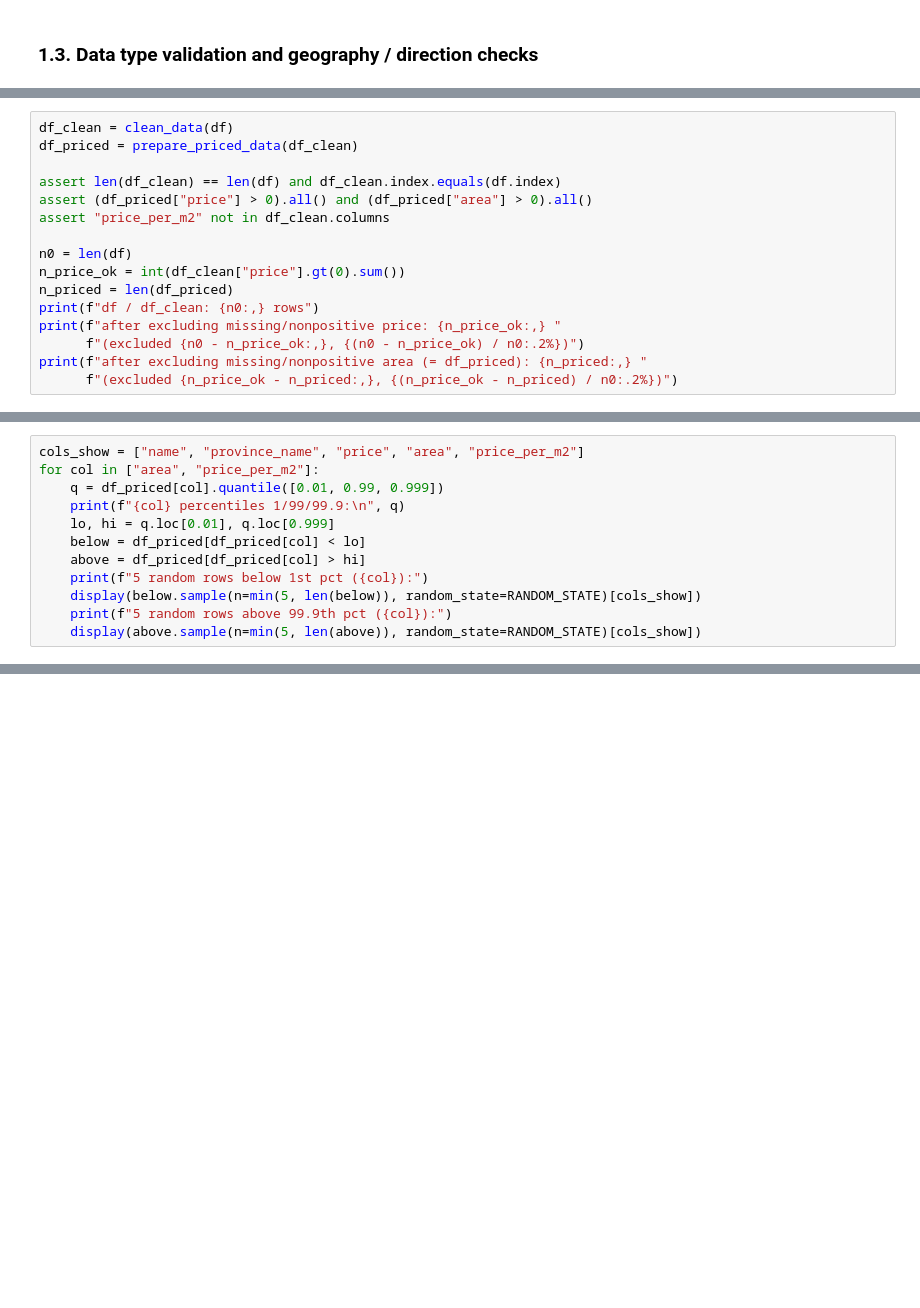
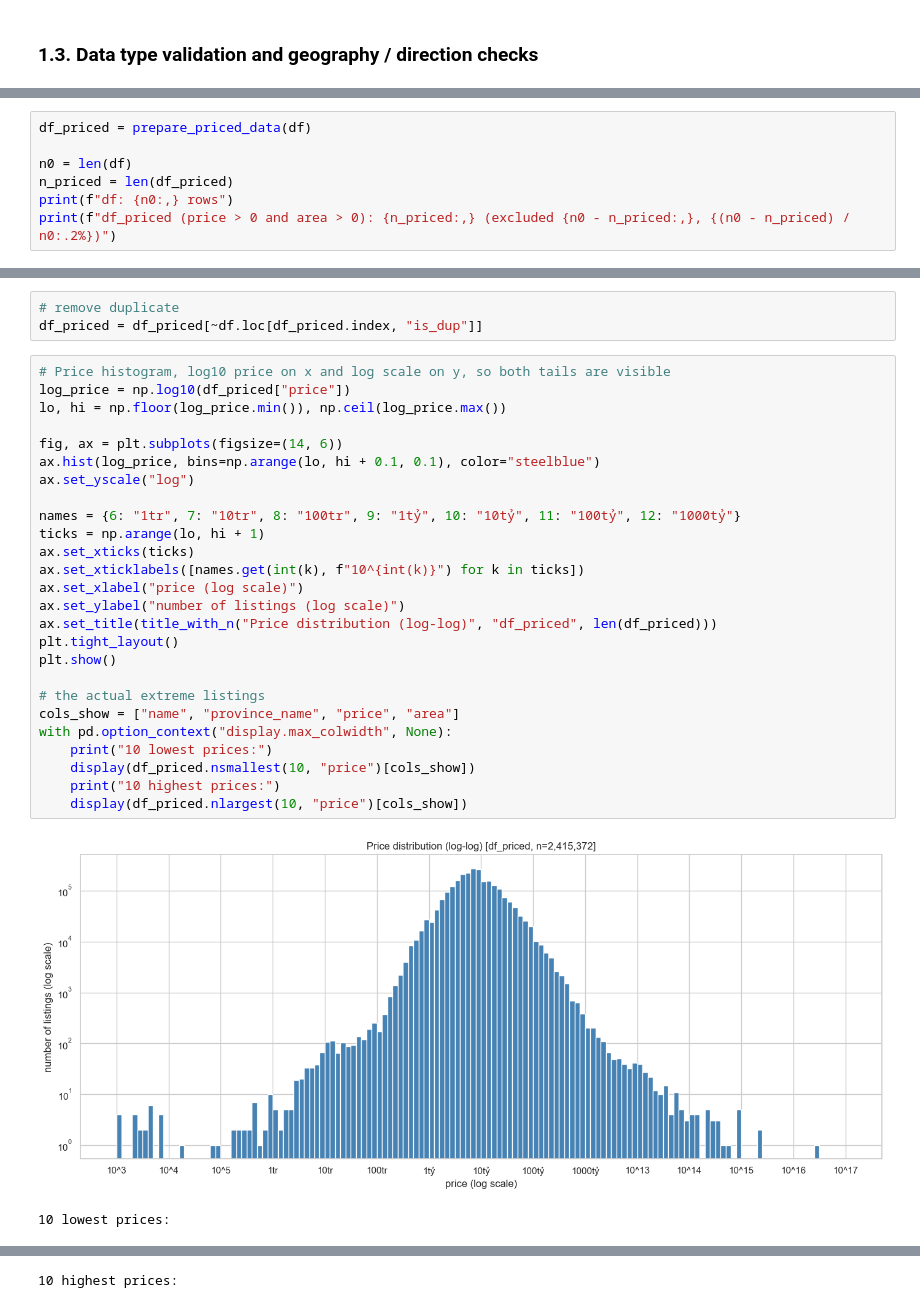
Before and after one commit to kahn-29/261-Programming-for-AI-and-DS, a Jupyter notebook: notebooks/01_eda_data-quality.ipynb, the cells around one changed output, grey strips where cells are left out. Cells and saved outputs as stored; diff of their text form; blank space fills up the shorter version.

```diff
--- a/notebooks/01_eda_data-quality.ipynb
+++ b/notebooks/01_eda_data-quality.ipynb
@@ -234,16 +353,7 @@ Derived columns added to `df_clean` (all 19 originals retained):
 # %%
-df_clean = clean_data(df)
-df_priced = prepare_priced_data(df_clean)
-
-assert len(df_clean) == len(df) and df_clean.index.equals(df.index)
-assert (df_priced["price"] > 0).all() and (df_priced["area"] > 0).all()
-assert "price_per_m2" not in df_clean.columns
+df_priced = prepare_priced_data(df)
 
 n0 = len(df)
-n_price_ok = int(df_clean["price"].gt(0).sum())
 n_priced = len(df_priced)
-print(f"df / df_clean: {n0:,} rows")
-print(f"after excluding missing/nonpositive price: {n_price_ok:,} "
-      f"(excluded {n0 - n_price_ok:,}, {(n0 - n_price_ok) / n0:.2%})")
-print(f"after excluding missing/nonpositive area (= df_priced): {n_priced:,} "
-      f"(excluded {n_price_ok - n_priced:,}, {(n_price_ok - n_priced) / n0:.2%})")
+print(f"df: {n0:,} rows")
+print(f"df_priced (price > 0 and area > 0): {n_priced:,} (excluded {n0 - n_priced:,}, {(n0 - n_priced) / n0:.2%})")
@@ -272,12 +402,32 @@ display(examples[["cluster_size", "name", "province_name", "district_name", "pri
-# %%
-cols_show = ["name", "province_name", "price", "area", "price_per_m2"]
-for col in ["area", "price_per_m2"]:
-    q = df_priced[col].quantile([0.01, 0.99, 0.999])
-    print(f"{col} percentiles 1/99/99.9:\n", q)
-    lo, hi = q.loc[0.01], q.loc[0.999]
-    below = df_priced[df_priced[col] < lo]
-    above = df_priced[df_priced[col] > hi]
-    print(f"5 random rows below 1st pct ({col}):")
-    display(below.sample(n=min(5, len(below)), random_state=RANDOM_STATE)[cols_show])
-    print(f"5 random rows above 99.9th pct ({col}):")
-    display(above.sample(n=min(5, len(above)), random_state=RANDOM_STATE)[cols_show])
+# %%
+# remove duplicate
+df_priced = df_priced[~df.loc[df_priced.index, "is_dup"]]
+# %%
+# Price histogram, log10 price on x and log scale on y, so both tails are visible
+log_price = np.log10(df_priced["price"])
+lo, hi = np.floor(log_price.min()), np.ceil(log_price.max())
+
+fig, ax = plt.subplots(figsize=(14, 6))
+ax.hist(log_price, bins=np.arange(lo, hi + 0.1, 0.1), color="steelblue")
+ax.set_yscale("log")
+
+names = {6: "1tr", 7: "10tr", 8: "100tr", 9: "1tỷ", 10: "10tỷ", 11: "100tỷ", 12: "1000tỷ"}
+ticks = np.arange(lo, hi + 1)
+ax.set_xticks(ticks)
+ax.set_xticklabels([names.get(int(k), f"10^{int(k)}") for k in ticks])
+ax.set_xlabel("price (log scale)")
+ax.set_ylabel("number of listings (log scale)")
+ax.set_title(title_with_n("Price distribution (log-log)", "df_priced", len(df_priced)))
+plt.tight_layout()
+plt.show()
+
+# the actual extreme listings
+cols_show = ["name", "province_name", "price", "area"]
+with pd.option_context("display.max_colwidth", None):
+    print("10 lowest prices:")
+    display(df_priced.nsmallest(10, "price")[cols_show])
+    print("10 highest prices:")
+    display(df_priced.nlargest(10, "price")[cols_show])
+# %% [output]
+[figure, added]
+10 lowest prices:
@@ -283,0 +445 @@ for col in ["area", "price_per_m2"]:
+10 highest prices:
```
Also changed, not shown: parts of 28 cells of this notebook, 4 other files.
